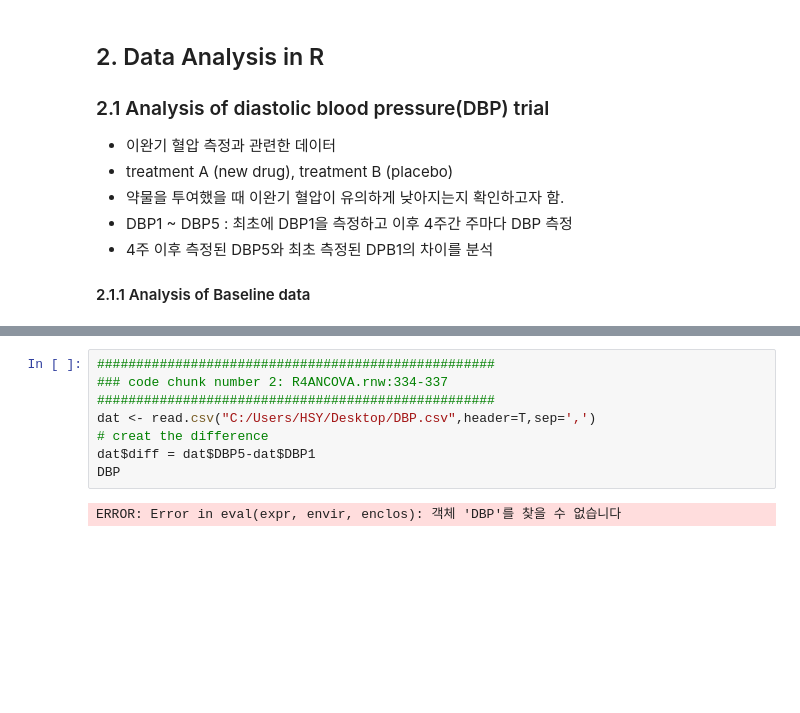
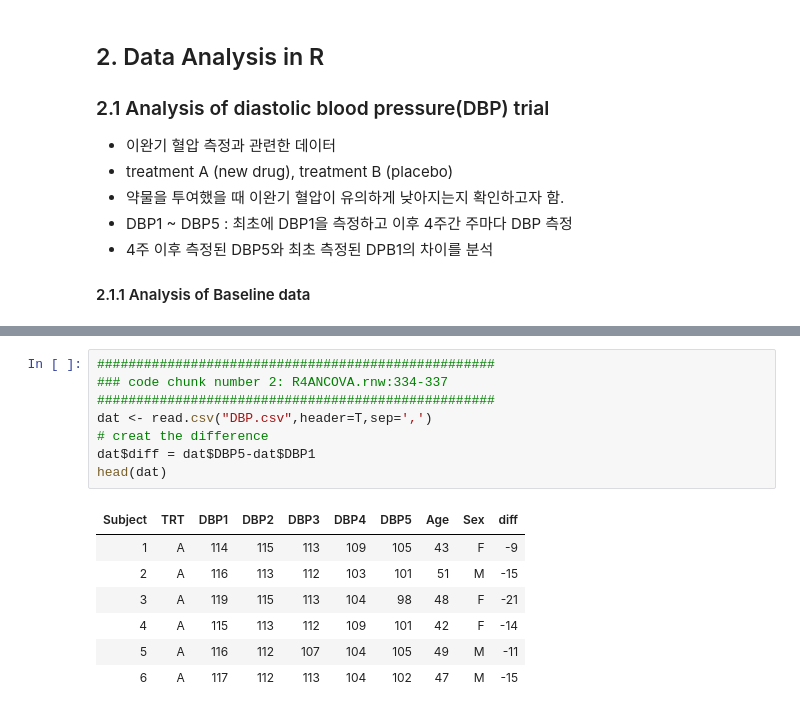
Before and after one commit to hsyliark/GSS-MBA-for-Big-Data, a Jupyter notebook: JBNU_Statistics_Ph.D/3rd semester/생물통계학/발표준비/Chapter4/Ch4. Treatment Comparisons in Clinical Trials with Covariates.ipynb, the cells around one changed output, grey strips where cells are left out. Cells and saved outputs as stored; diff of their text form; blank space fills up the shorter version.

```diff
--- a/JBNU_Statistics_Ph.D/3rd semester/생물통계학/발표준비/Chapter4/Ch4. Treatment Comparisons in Clinical Trials with Covariates.ipynb
+++ b/JBNU_Statistics_Ph.D/3rd semester/생물통계학/발표준비/Chapter4/Ch4. Treatment Comparisons in Clinical Trials with Covariates.ipynb
@@ -90,10 +58,16 @@ Warning message:
 # %%
 ###################################################
 ### code chunk number 2: R4ANCOVA.rnw:334-337
 ###################################################
-dat <- read.csv("C:/Users/HSY/Desktop/DBP.csv",header=T,sep=',')
+dat <- read.csv("DBP.csv",header=T,sep=',')
 # creat the difference
 dat$diff = dat$DBP5-dat$DBP1
-DBP
+head(dat)
 # %% [output]
-ERROR: Error in eval(expr, envir, enclos): 객체 'DBP'를 찾을 수 없습니다
+| Subject | TRT | DBP1 | DBP2 | DBP3 | DBP4 | DBP5 | Age | Sex | diff |
+| 1 | A | 114 | 115 | 113 | 109 | 105 | 43 | F | -9 |
+| 2 | A | 116 | 113 | 112 | 103 | 101 | 51 | M | -15 |
+| 3 | A | 119 | 115 | 113 | 104 | 98 | 48 | F | -21 |
+| 4 | A | 115 | 113 | 112 | 109 | 101 | 42 | F | -14 |
+| 5 | A | 116 | 112 | 107 | 104 | 105 | 49 | M | -11 |
+| 6 | A | 117 | 112 | 113 | 104 | 102 | 47 | M | -15 |
```
Also changed, not shown: parts of 47 cells of this notebook, 6 other files.
